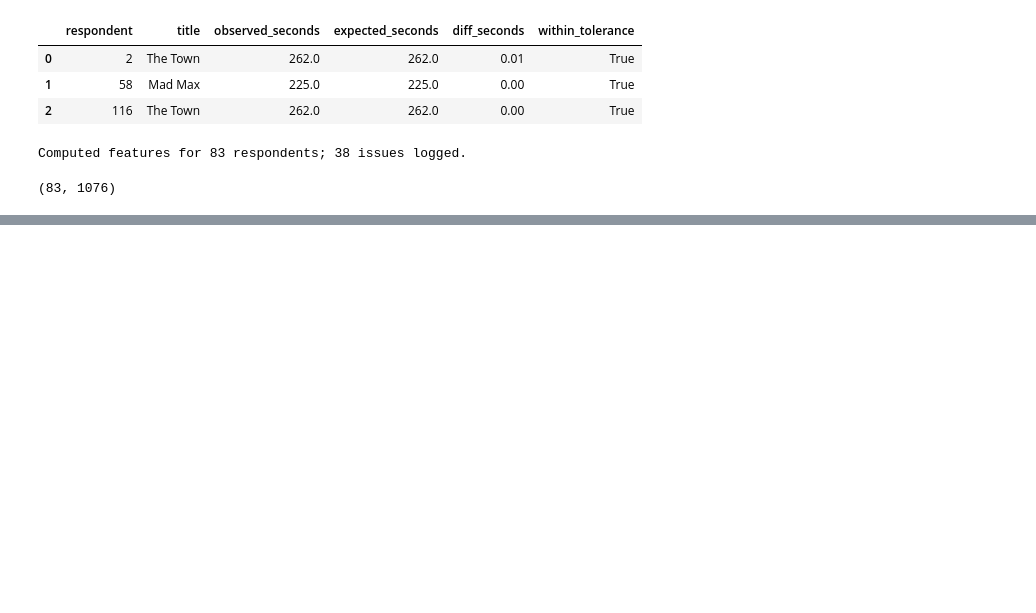
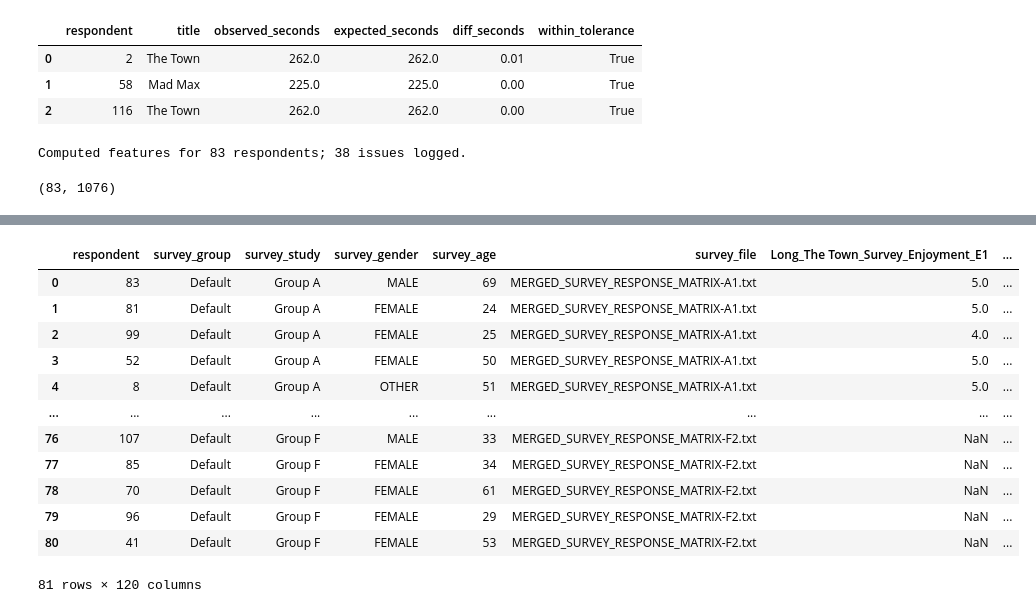
Before and after one commit to NeuralSenseCode/544_WBD_CXCU, a Jupyter notebook: analysis/assemble_uv.ipynb, the cells around one changed output, grey strips where cells are left out. Saved outputs shown, nothing was run; the diff lists cells and outputs as text; code cells hidden in the pictures; blank space fills up the shorter version.

```diff
--- a/analysis/assemble_uv.ipynb
+++ b/analysis/assemble_uv.ipynb
@@ -1093,0 +1368,53 @@ Computed features for 83 respondents; 38 issues logged.
+# %%
+for column, meta in survey_metadata_lookup.iterrows():
+    if column not in survey_numeric.columns:
+        continue
+
+    question_code = (meta.get("question_code") or "").strip().upper()
+    question_type = (meta.get("question_type") or "").strip().lower()
+    polarity = (meta.get("polarity") or "").strip().lower()
+
+    if question_code in {"F1", "F3"} or column.endswith("_Survey_Familiarity_F1") or column.endswith("_Survey_Familiarity_F3"):
+        survey_numeric[column] = survey_numeric[column].apply(_score_familiarity)
+    elif question_code == "F2" or column.endswith("_Survey_Familiarity_F2"):
+        survey_numeric[column] = survey_numeric[column].apply(_score_last_watched)
+    elif question_type == "likert":
+        survey_numeric[column] = survey_numeric[column].apply(_parse_likert_value)
+        if polarity == "negative":
+            survey_numeric[column] = survey_numeric[column].apply(_reverse_likert)
+
+def _clip_zero_to_four(value):
+    if pd.isna(value):
+        return np.nan
+    try:
+        numeric = float(value)
+    except (TypeError, ValueError):
+        return np.nan
+    return float(np.clip(numeric, 0.0, 4.0))
+
+familiarity_columns = [
+    column
+    for column in survey_numeric.columns
+    if column.endswith("_Survey_Familiarity_F1")
+    or column.endswith("_Survey_Familiarity_F2")
+    or column.endswith("_Survey_Familiarity_F3")
+]
+
+for column in familiarity_columns:
+    survey_numeric[column] = survey_numeric[column].apply(_clip_zero_to_four)
+
+survey_numeric
+# %% [output]
+|  | respondent | survey_group | survey_study | survey_gender | survey_age | survey_file | Long_The Town_Survey_Enjoyment_E1 | ... |
+| 0 | 83 | Default | Group A | MALE | 69 | MERGED_SURVEY_RESPONSE_MATRIX-A1.txt | 5.0 | ... |
+| 1 | 81 | Default | Group A | FEMALE | 24 | MERGED_SURVEY_RESPONSE_MATRIX-A1.txt | 5.0 | ... |
+| 2 | 99 | Default | Group A | FEMALE | 25 | MERGED_SURVEY_RESPONSE_MATRIX-A1.txt | 4.0 | ... |
+| 3 | 52 | Default | Group A | FEMALE | 50 | MERGED_SURVEY_RESPONSE_MATRIX-A1.txt | 5.0 | ... |
+| 4 | 8 | Default | Group A | OTHER | 51 | MERGED_SURVEY_RESPONSE_MATRIX-A1.txt | 5.0 | ... |
+| ... | ... | ... | ... | ... | ... | ... | ... | ... |
+| 76 | 107 | Default | Group F | MALE | 33 | MERGED_SURVEY_RESPONSE_MATRIX-F2.txt | NaN | ... |
+| 77 | 85 | Default | Group F | FEMALE | 34 | MERGED_SURVEY_RESPONSE_MATRIX-F2.txt | NaN | ... |
+| 78 | 70 | Default | Group F | FEMALE | 61 | MERGED_SURVEY_RESPONSE_MATRIX-F2.txt | NaN | ... |
+| 79 | 96 | Default | Group F | FEMALE | 29 | MERGED_SURVEY_RESPONSE_MATRIX-F2.txt | NaN | ... |
+| 80 | 41 | Default | Group F | FEMALE | 53 | MERGED_SURVEY_RESPONSE_MATRIX-F2.txt | NaN | ... |
+81 rows × 120 columns
```
Also changed, not shown: parts of 21 cells of this notebook, 2 other files.
